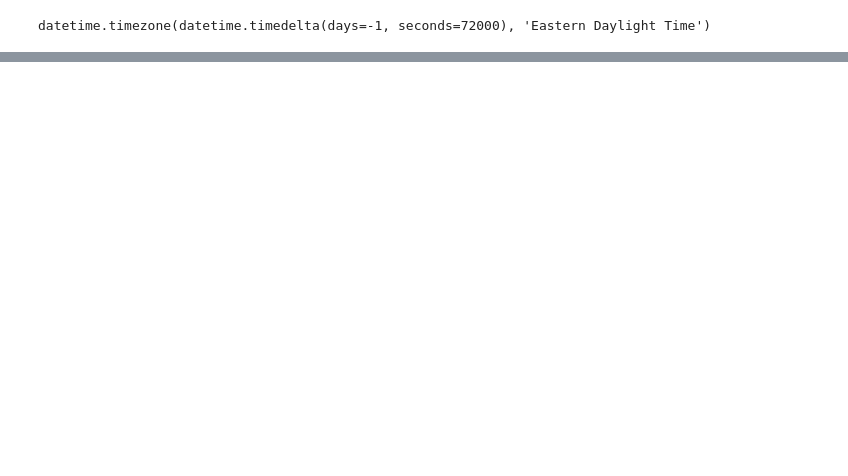
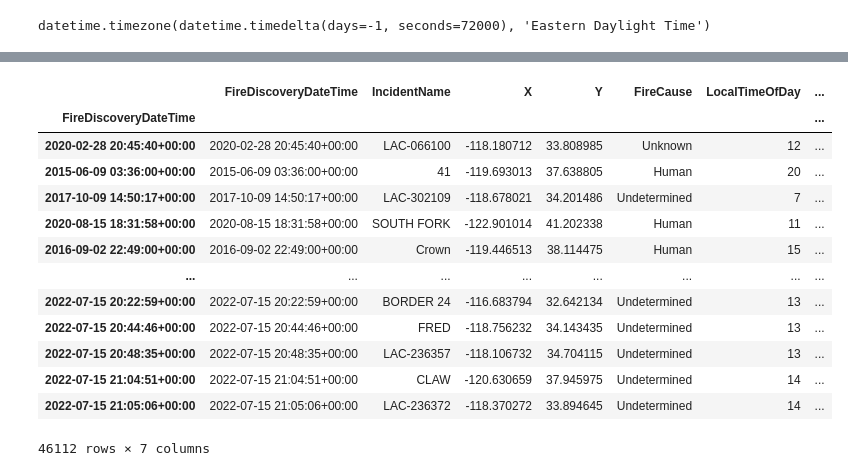
Before and after one commit to ErinBuday/California_Wildfires, a Jupyter notebook: wildfire_graphs.ipynb, the cells around one changed output, grey strips where cells are left out. Saved outputs shown, nothing was run; the diff lists cells and outputs as text; code cells hidden in the pictures; blank space fills up the shorter version.

```diff
--- a/wildfire_graphs.ipynb
+++ b/wildfire_graphs.ipynb
@@ -299,2 +314,21 @@ Timestamp('2020-02-28 20:45:40+0000', tz='UTC')
 # %%
+fire_time_delta_cleaned.drop("FireDiscoveryLocalTime", axis=1, inplace=True)
+
+
 fire_time_delta_cleaned.reset_index(drop=True).to_json("wildfiresCleaned.json")
+fire_time_delta_cleaned
+# %% [output]
+|  | FireDiscoveryDateTime | IncidentName | X | Y | FireCause | LocalTimeOfDay | ... |
+| FireDiscoveryDateTime |  |  |  |  |  |  | ... |
+| 2020-02-28 20:45:40+00:00 | 2020-02-28 20:45:40+00:00 | LAC-066100 | -118.180712 | 33.808985 | Unknown | 12 | ... |
+| 2015-06-09 03:36:00+00:00 | 2015-06-09 03:36:00+00:00 | 41 | -119.693013 | 37.638805 | Human | 20 | ... |
+| 2017-10-09 14:50:17+00:00 | 2017-10-09 14:50:17+00:00 | LAC-302109 | -118.678021 | 34.201486 | Undetermined | 7 | ... |
+| 2020-08-15 18:31:58+00:00 | 2020-08-15 18:31:58+00:00 | SOUTH FORK | -122.901014 | 41.202338 | Human | 11 | ... |
+| 2016-09-02 22:49:00+00:00 | 2016-09-02 22:49:00+00:00 | Crown | -119.446513 | 38.114475 | Human | 15 | ... |
+| ... | ... | ... | ... | ... | ... | ... | ... |
+| 2022-07-15 20:22:59+00:00 | 2022-07-15 20:22:59+00:00 | BORDER 24 | -116.683794 | 32.642134 | Undetermined | 13 | ... |
+| 2022-07-15 20:44:46+00:00 | 2022-07-15 20:44:46+00:00 | FRED | -118.756232 | 34.143435 | Undetermined | 13 | ... |
+| 2022-07-15 20:48:35+00:00 | 2022-07-15 20:48:35+00:00 | LAC-236357 | -118.106732 | 34.704115 | Undetermined | 13 | ... |
+| 2022-07-15 21:04:51+00:00 | 2022-07-15 21:04:51+00:00 | CLAW | -120.630659 | 37.945975 | Undetermined | 14 | ... |
+| 2022-07-15 21:05:06+00:00 | 2022-07-15 21:05:06+00:00 | LAC-236372 | -118.370272 | 33.894645 | Undetermined | 14 | ... |
+46112 rows × 7 columns
```
Also changed, not shown: parts of 2 cells of this notebook, 1 other file.
